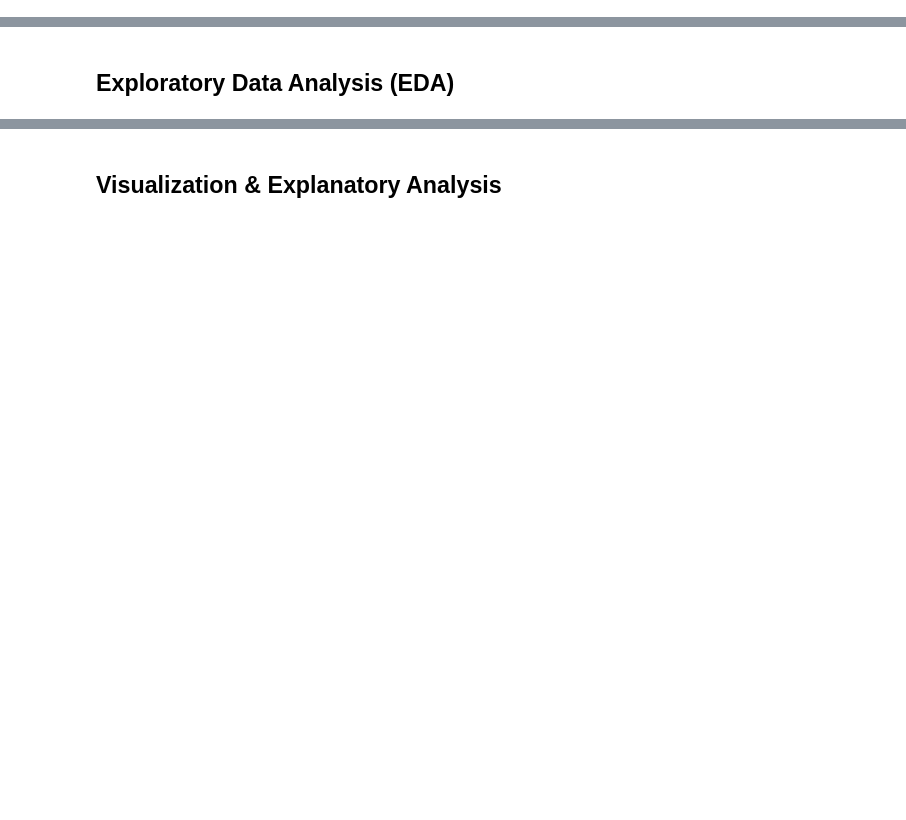
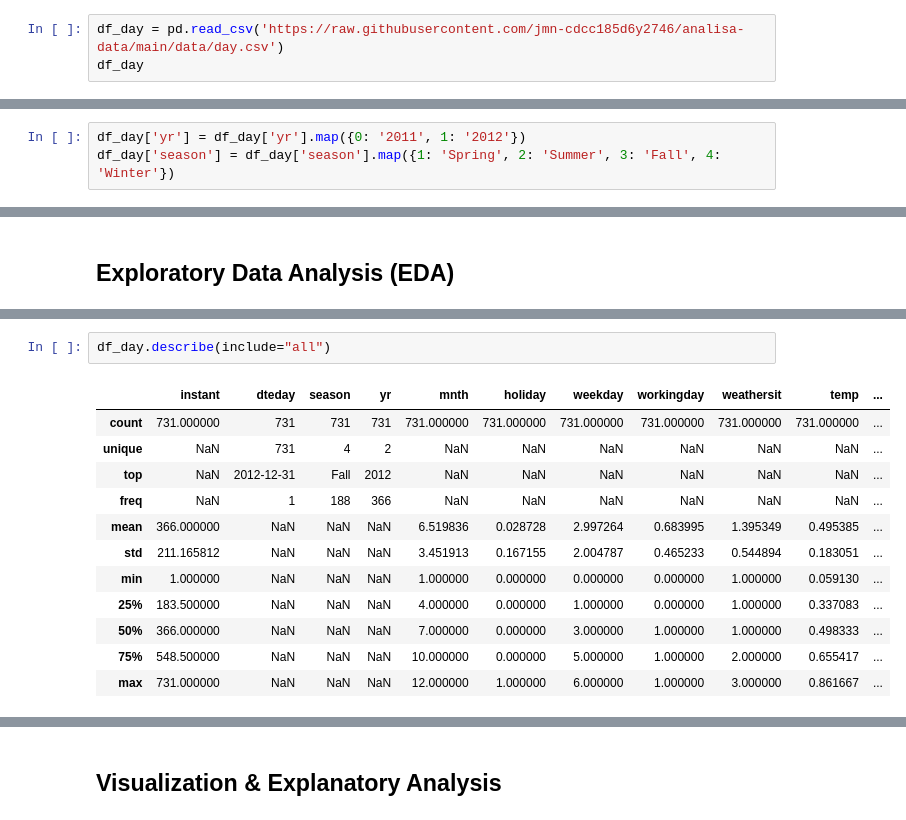
Before and after one commit to jmn-cdcc185d6y2746/analisa-data, a Jupyter notebook: notebook.ipynb, the cells around one changed output, grey strips where cells are left out. Saved outputs shown, nothing was run; the diff lists cells and outputs as text; blank space fills up the shorter version.

```diff
--- a/notebook.ipynb
+++ b/notebook.ipynb
@@ -108,0 +36,3 @@ df_hour
+# %%
+df_day = pd.read_csv('https://raw.githubusercontent.com/jmn-cdcc185d6y2746/analisa-data/main/data/day.csv')
+df_day
@@ -188,0 +209,3 @@ Tidak ada kebutuhan untuk melakukan
+# %%
+df_day['yr'] = df_day['yr'].map({0: '2011', 1: '2012'})
+df_day['season'] = df_day['season'].map({1: 'Spring', 2: 'Summer', 3: 'Fall', 4: 'Winter'})
@@ -196,0 +252,15 @@ Tidak ada kebutuhan untuk melakukan
+# %%
+df_day.describe(include="all")
+# %% [output]
+|  | instant | dteday | season | yr | mnth | holiday | weekday | workingday | weathersit | temp | ... |
+| count | 731.000000 | 731 | 731 | 731 | 731.000000 | 731.000000 | 731.000000 | 731.000000 | 731.000000 | 731.000000 | ... |
+| unique | NaN | 731 | 4 | 2 | NaN | NaN | NaN | NaN | NaN | NaN | ... |
+| top | NaN | 2012-12-31 | Fall | 2012 | NaN | NaN | NaN | NaN | NaN | NaN | ... |
+| freq | NaN | 1 | 188 | 366 | NaN | NaN | NaN | NaN | NaN | NaN | ... |
+| mean | 366.000000 | NaN | NaN | NaN | 6.519836 | 0.028728 | 2.997264 | 0.683995 | 1.395349 | 0.495385 | ... |
+| std | 211.165812 | NaN | NaN | NaN | 3.451913 | 0.167155 | 2.004787 | 0.465233 | 0.544894 | 0.183051 | ... |
+| min | 1.000000 | NaN | NaN | NaN | 1.000000 | 0.000000 | 0.000000 | 0.000000 | 1.000000 | 0.059130 | ... |
+| 25% | 183.500000 | NaN | NaN | NaN | 4.000000 | 0.000000 | 1.000000 | 0.000000 | 1.000000 | 0.337083 | ... |
+| 50% | 366.000000 | NaN | NaN | NaN | 7.000000 | 0.000000 | 3.000000 | 1.000000 | 1.000000 | 0.498333 | ... |
+| 75% | 548.500000 | NaN | NaN | NaN | 10.000000 | 0.000000 | 5.000000 | 1.000000 | 2.000000 | 0.655417 | ... |
+| max | 731.000000 | NaN | NaN | NaN | 12.000000 | 1.000000 | 6.000000 | 1.000000 | 3.000000 | 0.861667 | ... |
```
Also changed, not shown: parts of 39 cells of this notebook.
